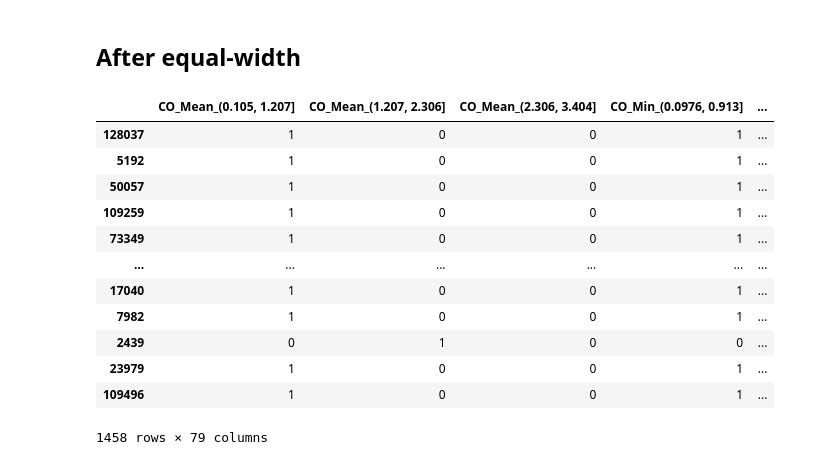
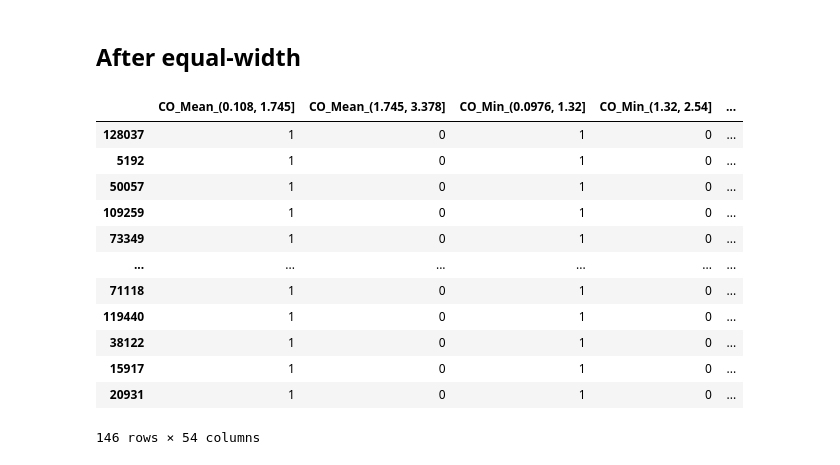
Before and after one commit to EmotionFever/datascience-project, a Jupyter notebook: lab09_pattern_mining/set2_pattern_mining_equal_width.ipynb, the cells around one changed output. Drawn from its saved outputs; the diff is of its cells as text; code cells hidden in the pictures.

```diff
--- a/lab09_pattern_mining/set2_pattern_mining_equal_width.ipynb
+++ b/lab09_pattern_mining/set2_pattern_mining_equal_width.ipynb
@@ -6,7 +6,7 @@ from  mlxtend.frequent_patterns import apriori, association_rules
 set_option('display.max_columns', None)
 #pd.set_option('display.max_rows', None)
 
-sample = 0.01
+sample = 0.001
 
 file_tag = 'set2'
 filename = 'lab03_knn_and_scaling/ew_data/set2'
@@ -19,32 +19,32 @@ dataOriginal = dataOriginal.sample(frac=sample, replace=True, random_state=1)
 # %%
 data_treatment = 'equal_width'
 data = dataOriginal.drop(['GbCity', 'GbProv','Field_1'], axis=1)
 columns =  ['CO_Mean','CO_Min', 'CO_Max', 'CO_Std', 'NO2_Mean', 'NO2_Min', 'NO2_Max', 'NO2_Std', 'O3_Mean', 'O3_Min', 'O3_Max','O3_Std', 'PM2.5_Mean', 'PM2.5_Min','PM2.5_Max','PM2.5_Std','PM10_Mean','PM10_Min','PM10_Max','PM10_Std','SO2_Mean','SO2_Min','SO2_Max','SO2_Std','hour','day','year']
 data = data[columns]
-bins = 3
+bins = 2
 for col in columns:
     data[col] = cut(data[col], bins= bins)
 data = dummify(data, columns)
 for col in data.columns:
     if col not in columns:
         data[col] = data[col].fillna(False)
         data[col] = data[col].astype(int)
 
 data
 # %% [output]
-|  | CO_Mean_(0.105, 1.207] | CO_Mean_(1.207, 2.306] | CO_Mean_(2.306, 3.404] | CO_Min_(0.0976, 0.913] | ... |
-| 128037 | 1 | 0 | 0 | 1 | ... |
-| 5192 | 1 | 0 | 0 | 1 | ... |
-| 50057 | 1 | 0 | 0 | 1 | ... |
-| 109259 | 1 | 0 | 0 | 1 | ... |
-| 73349 | 1 | 0 | 0 | 1 | ... |
+|  | CO_Mean_(0.108, 1.745] | CO_Mean_(1.745, 3.378] | CO_Min_(0.0976, 1.32] | CO_Min_(1.32, 2.54] | ... |
+| 128037 | 1 | 0 | 1 | 0 | ... |
+| 5192 | 1 | 0 | 1 | 0 | ... |
+| 50057 | 1 | 0 | 1 | 0 | ... |
+| 109259 | 1 | 0 | 1 | 0 | ... |
+| 73349 | 1 | 0 | 1 | 0 | ... |
 | ... | ... | ... | ... | ... | ... |
-| 17040 | 1 | 0 | 0 | 1 | ... |
-| 7982 | 1 | 0 | 0 | 1 | ... |
-| 2439 | 0 | 1 | 0 | 0 | ... |
-| 23979 | 1 | 0 | 0 | 1 | ... |
-| 109496 | 1 | 0 | 0 | 1 | ... |
+| 71118 | 1 | 0 | 1 | 0 | ... |
+| 119440 | 1 | 0 | 1 | 0 | ... |
+| 38122 | 1 | 0 | 1 | 0 | ... |
+| 15917 | 1 | 0 | 1 | 0 | ... |
+| 20931 | 1 | 0 | 1 | 0 | ... |
-1458 rows × 79 columns
+146 rows × 54 columns
 # %%
 MIN_SUP: float = 0.9
 var_min_sup =[0.2, 0.1] + [i*MIN_SUP for i  in range(100, 0, -10)]
```
Also changed, not shown: parts of 5 cells of this notebook, 35 other files.
